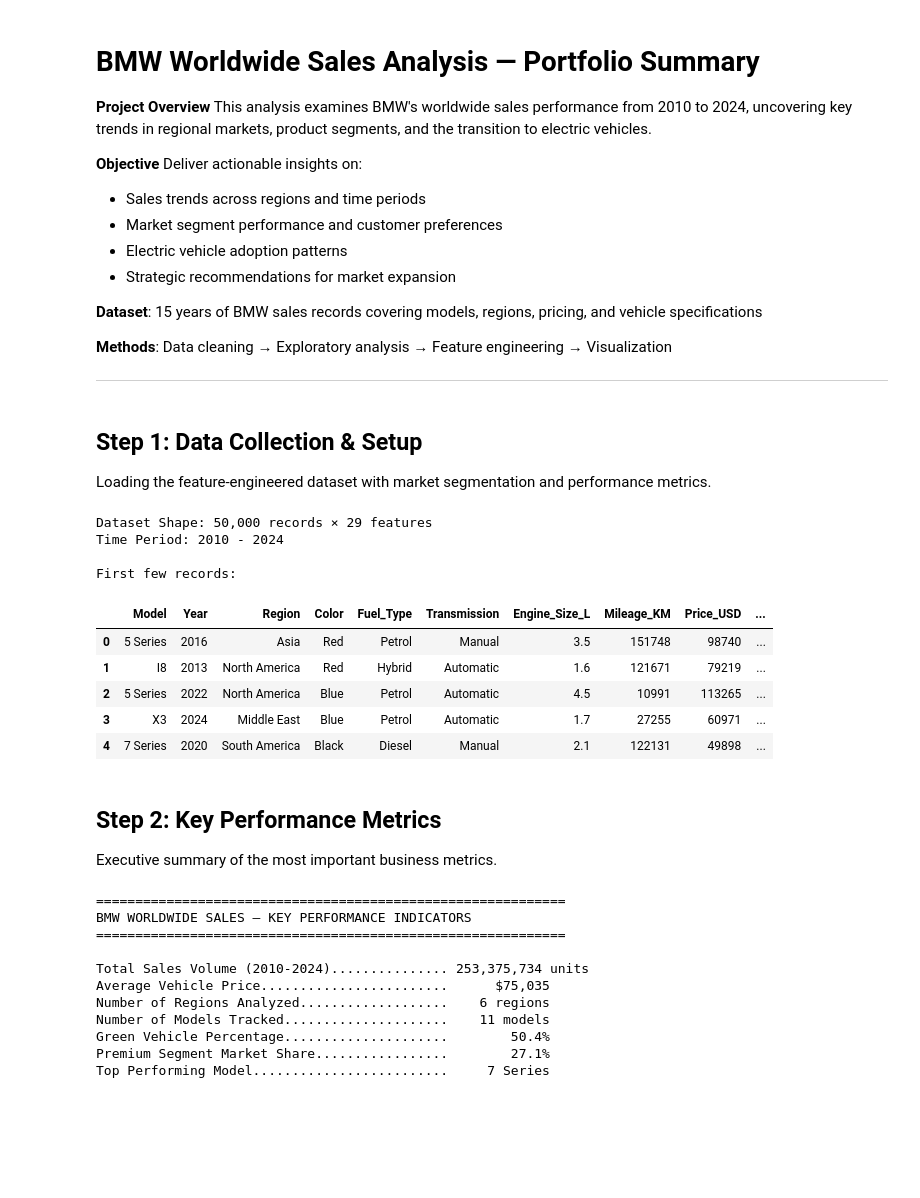
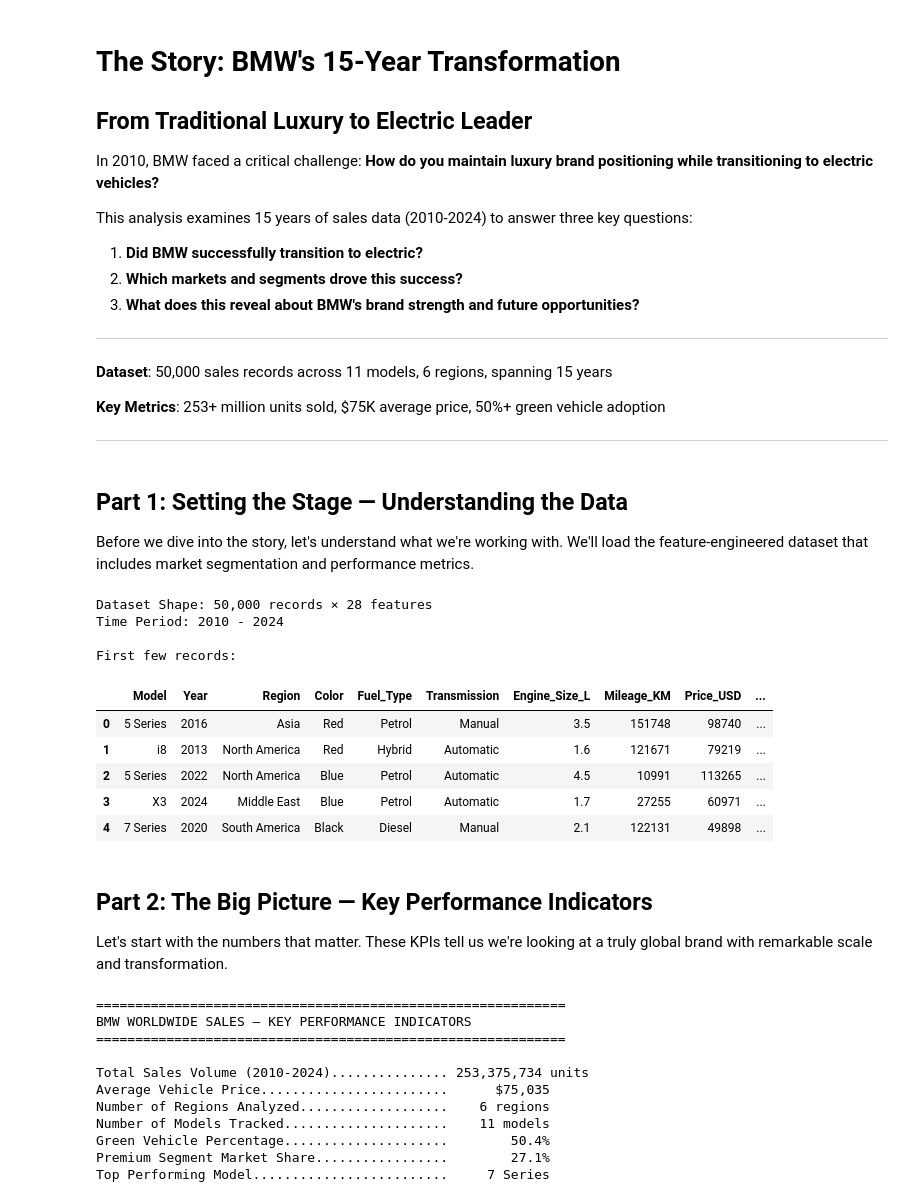
Before and after one commit to AkashAppari/BMW-Sales-Data-Analysis, a Jupyter notebook: notebooks/portfolio_summary.ipynb, the cells around one changed output. Saved outputs shown, nothing was run; the diff lists cells and outputs as text; code cells hidden in the pictures; blank space fills up the shorter version.

```diff
--- a/notebooks/portfolio_summary.ipynb
+++ b/notebooks/portfolio_summary.ipynb
@@ -1,61 +1,71 @@
 # %% [markdown]
-# BMW Worldwide Sales Analysis — Portfolio Summary
+# The Story: BMW's 15-Year Transformation
 
-**Project Overview**
-This analysis examines BMW's worldwide sales performance from 2010 to 2024, uncovering key trends in regional markets, product segments, and the transition to electric vehicles.
+## From Traditional Luxury to Electric Leader
 
-**Objective**
-Deliver actionable insights on:
-- Sales trends across regions and time periods
-- Market segment performance and customer preferences
-- Electric vehicle adoption patterns
-- Strategic recommendations for market expansion
+In 2010, BMW faced a critical challenge: **How do you maintain luxury brand positioning while transitioning to electric vehicles?**
 
-**Dataset**: 15 years of BMW sales records covering models, regions, pricing, and vehicle specifications
+This analysis examines 15 years of sales data (2010-2024) to answer three key questions:
 
-**Methods**: Data cleaning → Exploratory analysis → Feature engineering → Visualization
+1. **Did BMW successfully transition to electric?**
+2. **Which markets and segments drove this success?**
+3. **What does this reveal about BMW's brand strength and future opportunities?**
 
 ---
+
+**Dataset**: 50,000 sales records across 11 models, 6 regions, spanning 15 years
+
+**Key Metrics**: 253+ million units sold, $75K average price, 50%+ green vehicle adoption
+
+---
 # %% [markdown]
-## Step 1: Data Collection & Setup
+## Part 1: Setting the Stage — Understanding the Data
 
-Loading the feature-engineered dataset with market segmentation and performance metrics.
+Before we dive into the story, let's understand what we're working with. We'll load the feature-engineered dataset that includes market segmentation and performance metrics.
 # %%
+# Import necessary libraries
+# pandas: for data manipulation and analysis
+# numpy: for numerical operations
+# matplotlib & seaborn: for data visualization
 import pandas as pd
 import numpy as np
 import matplotlib.pyplot as plt
 import seaborn as sns
 import warnings
-from datetime import datetime
 
 # Suppress warnings for cleaner output
 warnings.filterwarnings('ignore')
 
-# Set visualization style
-sns.set(style="whitegrid", palette="deep")
-plt.rcParams["figure.figsize"] = (12, 6)
+# Set visualization style for professional-looking charts
+sns.set_style("whitegrid")
+sns.set_palette("deep")
+plt.rcParams["figure.figsize"] = (12, 6)  # Default figure size
+
+# Display all columns when showing dataframes
 pd.set_option('display.max_columns', None)
 
-# Load the feature-engineered dataset
+# Load the processed dataset
+# This file contains cleaned data with additional features created in previous notebooks
 df = pd.read_csv("../data/processed/BMW_Worldwide_Sales_Features.csv")
 
+# Display basic information about the dataset
 print(f"Dataset Shape: {df.shape[0]:,} records × {df.shape[1]} features")
 print(f"Time Period: {df['Year'].min()} - {df['Year'].max()}")
 print(f"\nFirst few records:")
 df.head()
 # %% [output]
-Dataset Shape: 50,000 records × 29 features
+Dataset Shape: 50,000 records × 28 features
 Time Period: 2010 - 2024
 
 First few records:
 |  | Model | Year | Region | Color | Fuel_Type | Transmission | Engine_Size_L | Mileage_KM | Price_USD | ... |
 | 0 | 5 Series | 2016 | Asia | Red | Petrol | Manual | 3.5 | 151748 | 98740 | ... |
-| 1 | I8 | 2013 | North America | Red | Hybrid | Automatic | 1.6 | 121671 | 79219 | ... |
+| 1 | i8 | 2013 | North America | Red | Hybrid | Automatic | 1.6 | 121671 | 79219 | ... |
 | 2 | 5 Series | 2022 | North America | Blue | Petrol | Automatic | 4.5 | 10991 | 113265 | ... |
 | 3 | X3 | 2024 | Middle East | Blue | Petrol | Automatic | 1.7 | 27255 | 60971 | ... |
 | 4 | 7 Series | 2020 | South America | Black | Diesel | Manual | 2.1 | 122131 | 49898 | ... |
 # %% [markdown]
-## Step 2: Key Performance Metrics
+## Part 2: The Big Picture — Key Performance Indicators
 
-Executive summary of the most important business metrics.
+Let's start with the numbers that matter. These KPIs tell us we're looking at a truly global brand with remarkable scale and transformation.
 # %%
```
Also changed, not shown: parts of 12 cells of this notebook, 18 other files.
